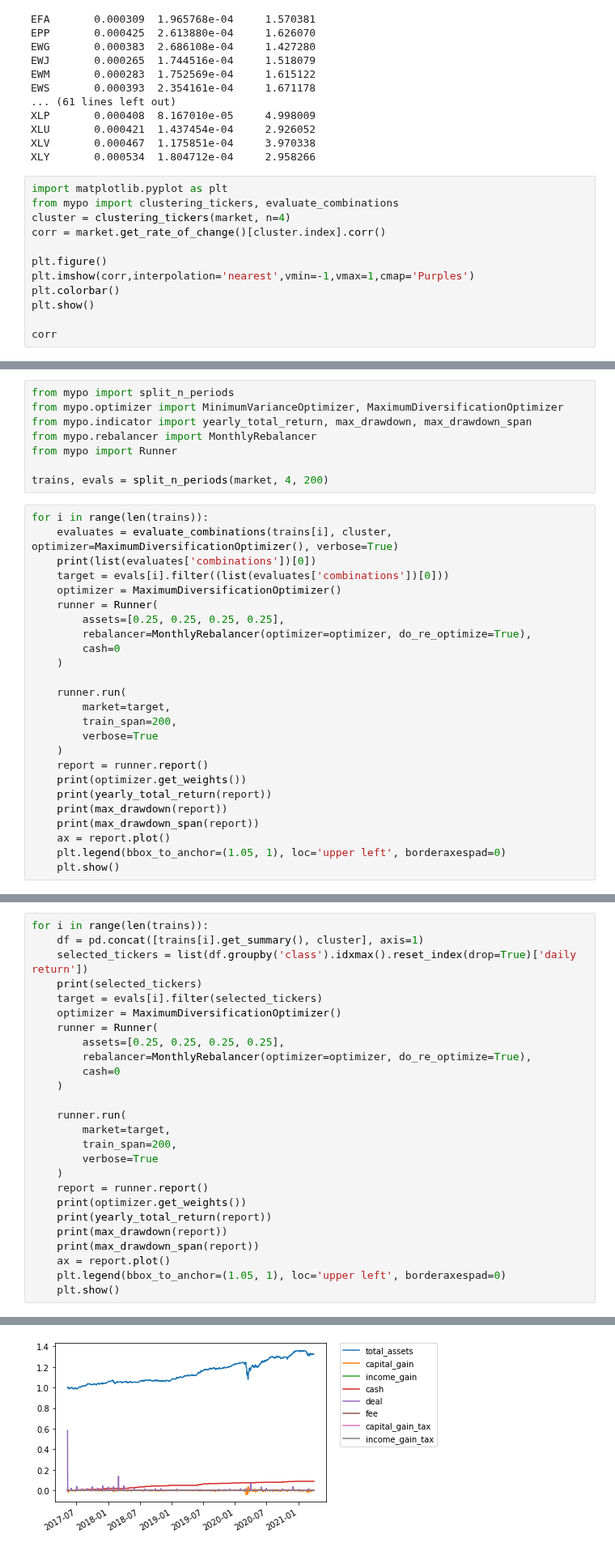
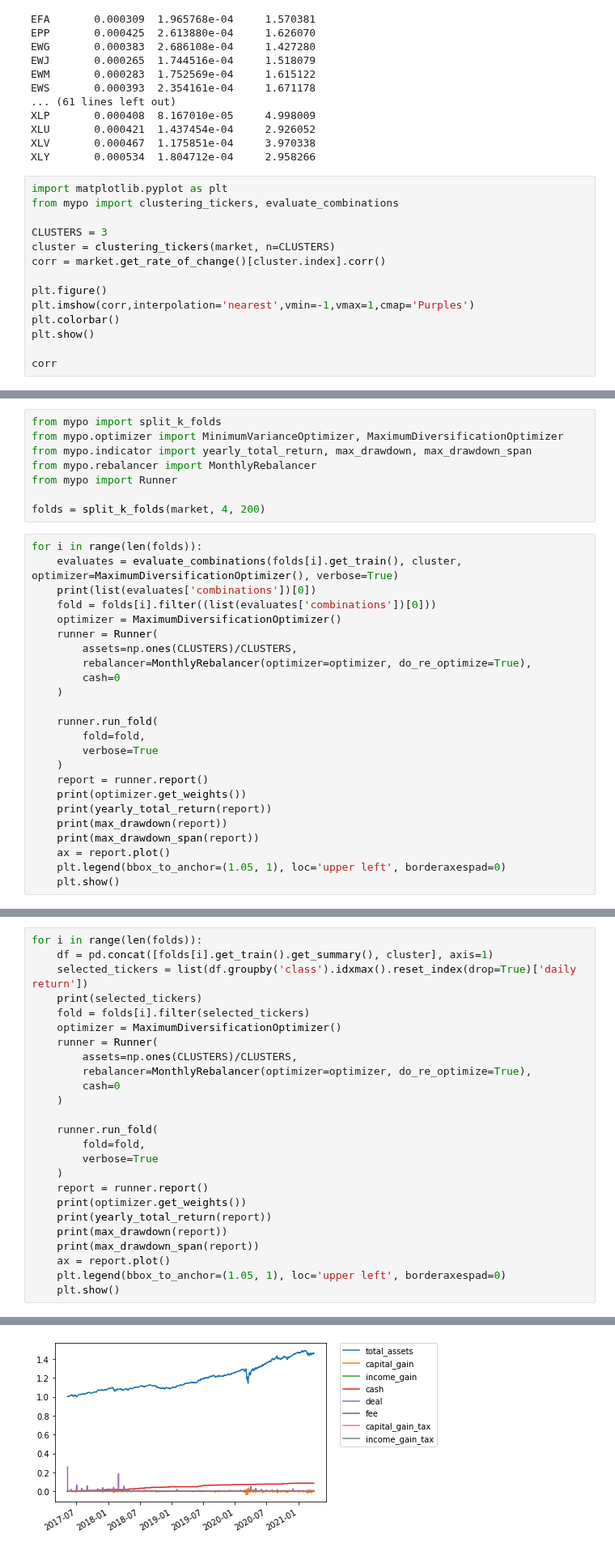
Before and after one commit to sonesuke/mypo, a Jupyter notebook: docs/tutorial/tickers.ipynb, the cells around one changed output, grey strips where cells are left out. Shown at 81% size. Saved outputs shown, nothing was run; the diff lists cells and outputs as text.

```diff
--- a/docs/tutorial/tickers.ipynb
+++ b/docs/tutorial/tickers.ipynb
@@ -75,7 +76,9 @@ XLY       0.000534  1.804712e-04     2.958266
 # %%
 import matplotlib.pyplot as plt
 from mypo import clustering_tickers, evaluate_combinations
-cluster = clustering_tickers(market, n=4)
+
+CLUSTERS = 3
+cluster = clustering_tickers(market, n=CLUSTERS)
 corr = market.get_rate_of_change()[cluster.index].corr()
 
 plt.figure()
@@ -106,27 +109,26 @@ corr
 74 rows × 74 columns
 # %%
-from mypo import split_n_periods
+from mypo import split_k_folds
 from mypo.optimizer import MinimumVarianceOptimizer, MaximumDiversificationOptimizer
 from mypo.indicator import yearly_total_return, max_drawdown, max_drawdown_span
 from mypo.rebalancer import MonthlyRebalancer
 from mypo import Runner
 
-trains, evals = split_n_periods(market, 4, 200)
+folds = split_k_folds(market, 4, 200)
 # %%
-for i in range(len(trains)):
-    evaluates = evaluate_combinations(trains[i], cluster, optimizer=MaximumDiversificationOptimizer(), verbose=True)
+for i in range(len(folds)):
+    evaluates = evaluate_combinations(folds[i].get_train(), cluster, optimizer=MaximumDiversificationOptimizer(), verbose=True)
     print(list(evaluates['combinations'])[0])
-    target = evals[i].filter((list(evaluates['combinations'])[0]))
+    fold = folds[i].filter((list(evaluates['combinations'])[0]))
     optimizer = MaximumDiversificationOptimizer()
     runner = Runner(
-        assets=[0.25, 0.25, 0.25, 0.25],
+        assets=np.ones(CLUSTERS)/CLUSTERS,
         rebalancer=MonthlyRebalancer(optimizer=optimizer, do_re_optimize=True),
         cash=0
     )
 
-    runner.run(
-        market=target,
-        train_span=200,
+    runner.run_fold(
+        fold=fold,
         verbose=True
     )
     report = runner.report()
@@ -165,19 +167,18 @@ for i in range(len(trains)):
 # %%
-for i in range(len(trains)):
-    df = pd.concat([trains[i].get_summary(), cluster], axis=1)
+for i in range(len(folds)):
+    df = pd.concat([folds[i].get_train().get_summary(), cluster], axis=1)
     selected_tickers = list(df.groupby('class').idxmax().reset_index(drop=True)['daily return'])
     print(selected_tickers)
-    target = evals[i].filter(selected_tickers)
+    fold = folds[i].filter(selected_tickers)
     optimizer = MaximumDiversificationOptimizer()
     runner = Runner(
-        assets=[0.25, 0.25, 0.25, 0.25],
+        assets=np.ones(CLUSTERS)/CLUSTERS,
         rebalancer=MonthlyRebalancer(optimizer=optimizer, do_re_optimize=True),
         cash=0
     )
 
-    runner.run(
-        market=target,
-        train_span=200,
+    runner.run_fold(
+        fold=fold,
         verbose=True
     )
     report = runner.report()
@@ -215,2 +216,2 @@ for i in range(len(trains)):
-[figure, old version]
+[figure, new version]
 # %%
```
Also changed, not shown: parts of 6 cells of this notebook, 5 other files.
